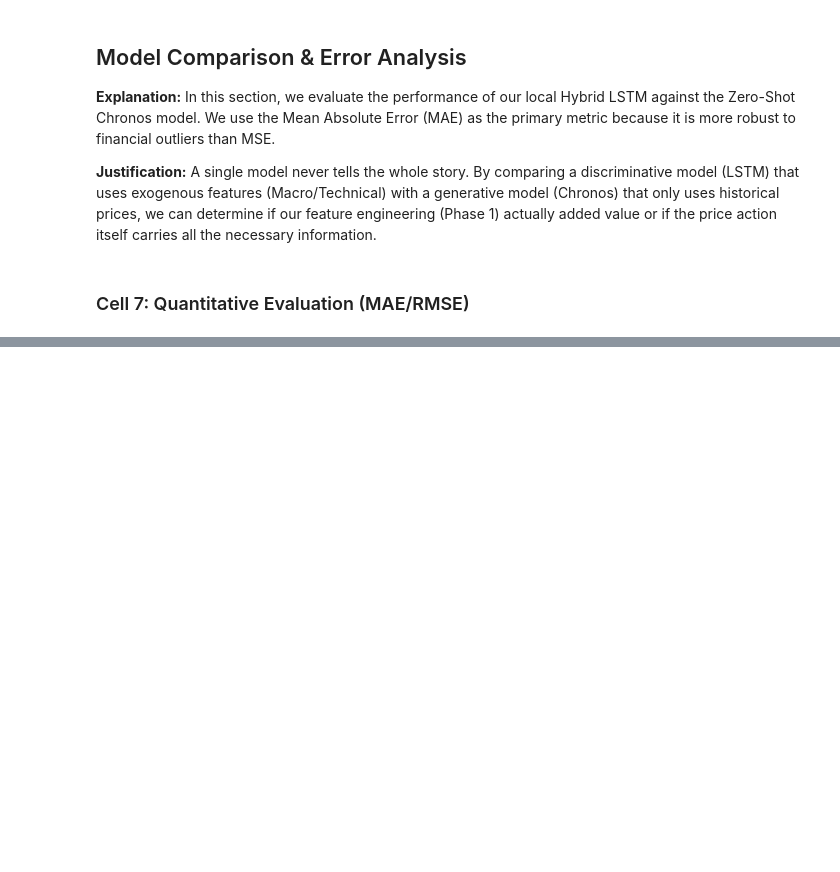
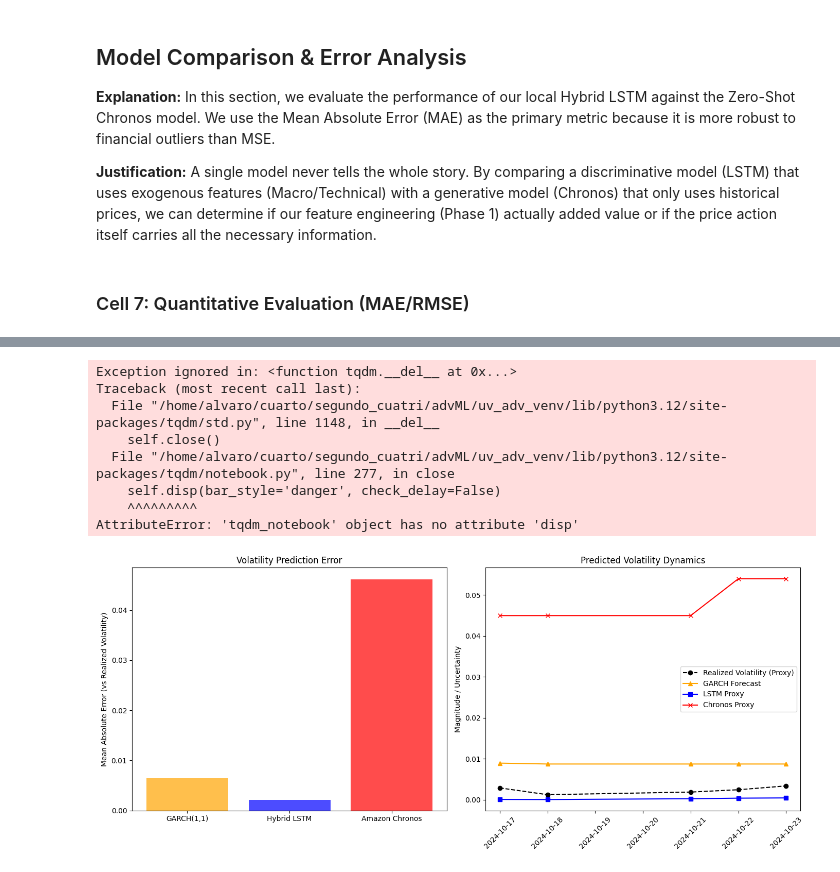
Before and after one commit to alvaroresano/AdvML, a Jupyter notebook: Assignment1/03_Forecasting_LSTM_&_Chronos.ipynb, the cells around one changed output, grey strips where cells are left out. Saved outputs shown, nothing was run; the diff lists cells and outputs as text; code cells hidden in the pictures; blank space fills up the shorter version.

```diff
--- a/Assignment1/03_Forecasting_LSTM_&_Chronos.ipynb
+++ b/Assignment1/03_Forecasting_LSTM_&_Chronos.ipynb
@@ -238,0 +278,70 @@ plt.show()
+# %%
+# --- 1. Prepare data for comparison ---
+
+# We will use the last 5 days for a direct comparison, same as in the previous cell.
+comparison_len = 5
+
+# A. Get the GARCH forecasts for the test period
+# We look this up in 'results_df', which holds the test set outcomes.
+garch_vol_forecast = results_df['forecast_volatility'].iloc[-comparison_len:].values
+
+# B. Calculate the volatility proxy for the Hybrid LSTM
+# This is the absolute value of the predicted residuals (calculated in Cell 5).
+lstm_vol_proxy = np.abs(final_resids[-comparison_len:])
+
+# C. Calculate the volatility proxy for Chronos
+# This is the width of the prediction interval (calculated in Cell 6).
+chronos_vol_proxy = high - low
+
+# D. Get the realized volatility to use as a benchmark
+# A common proxy for realized volatility is the absolute value of the actual residual.
+realized_vol_proxy = np.abs(results_df['residual'].iloc[-comparison_len:].values)
+
+
+# --- 2. Create a comparison DataFrame and calculate metrics ---
+
+vol_metrics_data = {
+    "Model": ["GARCH(1,1)", "Hybrid LSTM", "Amazon Chronos"],
+    "Mean Predicted Volatility": [
+        np.mean(garch_vol_forecast),
+        np.mean(lstm_vol_proxy),
+        np.mean(chronos_vol_proxy)
+    ],
+    # We use MAE against the realized volatility to see which forecast is closer to reality.
+    "MAE vs Realized Volatility": [
+        mean_absolute_error(realized_vol_proxy, garch_vol_forecast),
+        mean_absolute_error(realized_vol_proxy, lstm_vol_proxy),
+        mean_absolute_error(realized_vol_proxy, chronos_vol_proxy)
+    ]
+}
+
+df_vol_metrics = pd.DataFrame(vol_metrics_data)
+
+print("--- Volatility Forecast Comparison (Last 5 Days) ---")
+print(df_vol_metrics)
+
+
+# --- 3. Visualize the Comparison ---
+
+plt.figure(figsize=(14, 6))
+
+# Bar chart for the volatility MAE
+plt.subplot(1, 2, 1)
+plt.bar(df_vol_metrics['Model'], df_vol_metrics['MAE vs Realized Volatility'], color=['orange', 'blue', 'red'], alpha=0.7)
+plt.ylabel("Mean Absolute Error (vs Realized Volatility)")
+plt.title("Volatility Prediction Error")
+
+# Time series plot to observe the dynamics
+plt.subplot(1, 2, 2)
+dates = results_df['date'].iloc[-comparison_len:]
+plt.plot(dates, realized_vol_proxy, label='Realized Volatility (Proxy)', color='black', linestyle='--', marker='o')
+plt.plot(dates, garch_vol_forecast, label='GARCH Forecast', color='orange', marker='^')
+plt.plot(dates, lstm_vol_proxy, label='LSTM Proxy', color='blue', marker='s')
+plt.plot(dates, chronos_vol_proxy, label='Chronos Proxy', color='red', marker='x')
+plt.title("Predicted Volatility Dynamics")
+plt.ylabel("Magnitude / Uncertainty")
+plt.xticks(rotation=45)
+plt.legend()
+plt.tight_layout()
+plt.show()
+# %% [output]
@@ -238,0 +353,9 @@ plt.show()
+Exception ignored in: <function tqdm.__del__ at 0x...>
+Traceback (most recent call last):
+  File "/home/alvaro/cuarto/segundo_cuatri/advML/uv_adv_venv/lib/python3.12/site-packages/tqdm/std.py", line 1148, in __del__
+    self.close()
+  File "/home/alvaro/cuarto/segundo_cuatri/advML/uv_adv_venv/lib/python3.12/site-packages/tqdm/notebook.py", line 277, in close
+    self.disp(bar_style='danger', check_delay=False)
+    ^^^^^^^^^
+AttributeError: 'tqdm_notebook' object has no attribute 'disp'
+[figure, added]
```
Also changed, not shown: parts of 10 cells of this notebook.
